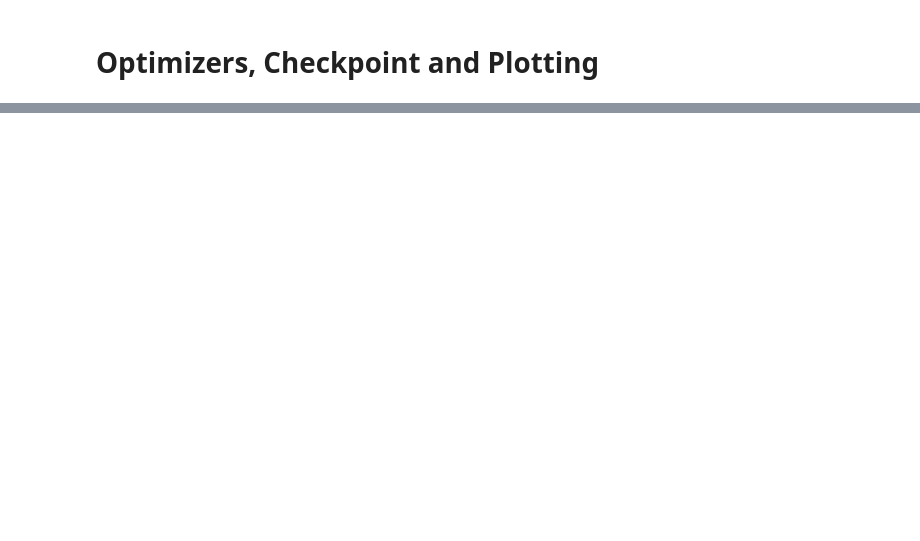
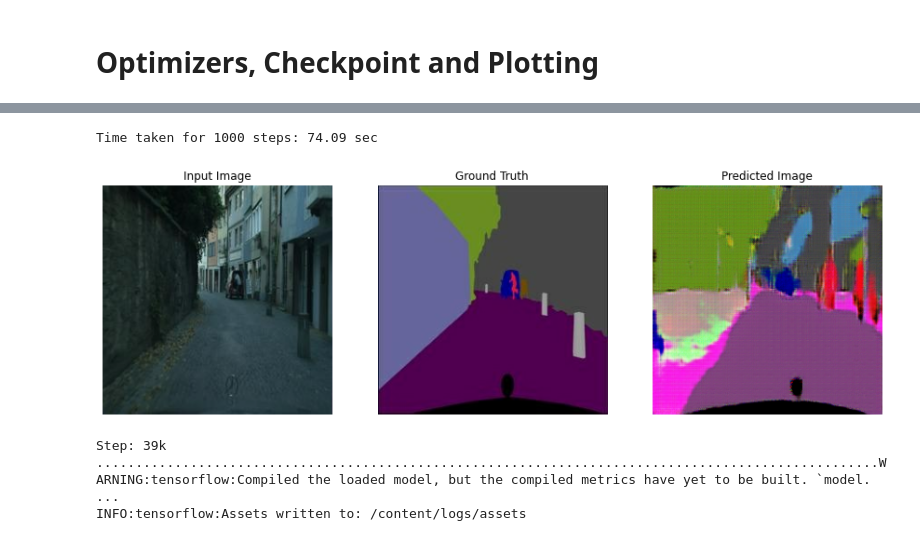
Before and after one commit to AdamClarkStandke/GAN_Models, a Jupyter notebook: Pix2pix.ipynb, the cells around one changed output, grey strips where cells are left out. Saved outputs shown, nothing was run; the diff lists cells and outputs as text; code cells hidden in the pictures; blank space fills up the shorter version.

```diff
--- a/Pix2pix.ipynb
+++ b/Pix2pix.ipynb
@@ -252,6 +258,8 @@ loss_object = tf.keras.losses.BinaryCrossentropy(from_logits=True)
 def g_loss(d, g, y):
   gan_loss = loss_object(tf.ones_like(d), d)
   # Mean absolute error
+  gan_loss = tf.cast(gan_loss, tf.float16)
+  g = tf.cast(g, tf.float16)
   l1_loss = tf.reduce_mean(tf.abs(y-g))
   output = gan_loss + (LAMBDA*l1_loss)
   return output, gan_loss, l1_loss
@@ -332,0 +405,38 @@ def discriminator_loss(Dreal, Dgenerated):
+# %%
+def fit(train_ds, test_ds, steps):
+  example_input, example_target = next(iter(test_ds.take(1)))
+  start = time.time()
+
+  for step, (input_image, target) in train_ds.repeat().take(steps).enumerate():
+    if (step) % 1000 == 0:
+      display.clear_output(wait=True)
+
+      if step != 0:
+        print(f'Time taken for 1000 steps: {time.time()-start:.2f} sec\n')
+
+      start = time.time()
+
+      generate_images(generator, example_input, example_target)
+      print(f"Step: {step//1000}k")
+
+    train_step(input_image, target, step)
+
+    # Training step
+    if (step+1) % 10 == 0:
+      print('.', end='', flush=True)
+
+
+    # Save (checkpoint) the model every 5k steps
+    if (step + 1) % 5000 == 0:
+      checkpoint.save(file_prefix=checkpoint_prefix)
+# %%
+# training for 40,000 steps
+fit(train_dataset, test_dataset, steps=40000)
+# saving generator model
+generator.save('/content/logs/')
+# %% [output]
+Time taken for 1000 steps: 74.09 sec
+[figure, added]
+Step: 39k
+....................................................................................................WARNING:tensorflow:Compiled the loaded model, but the compiled metrics have yet to be built. `model. ...
+INFO:tensorflow:Assets written to: /content/logs/assets
```
Also changed, not shown: parts of 13 cells of this notebook.
